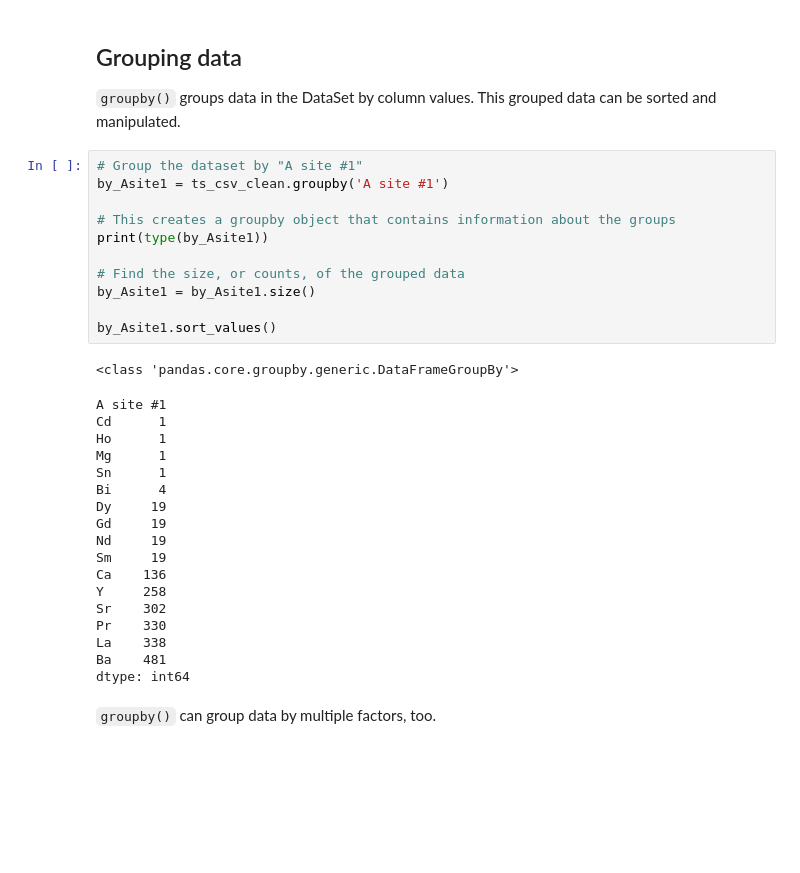
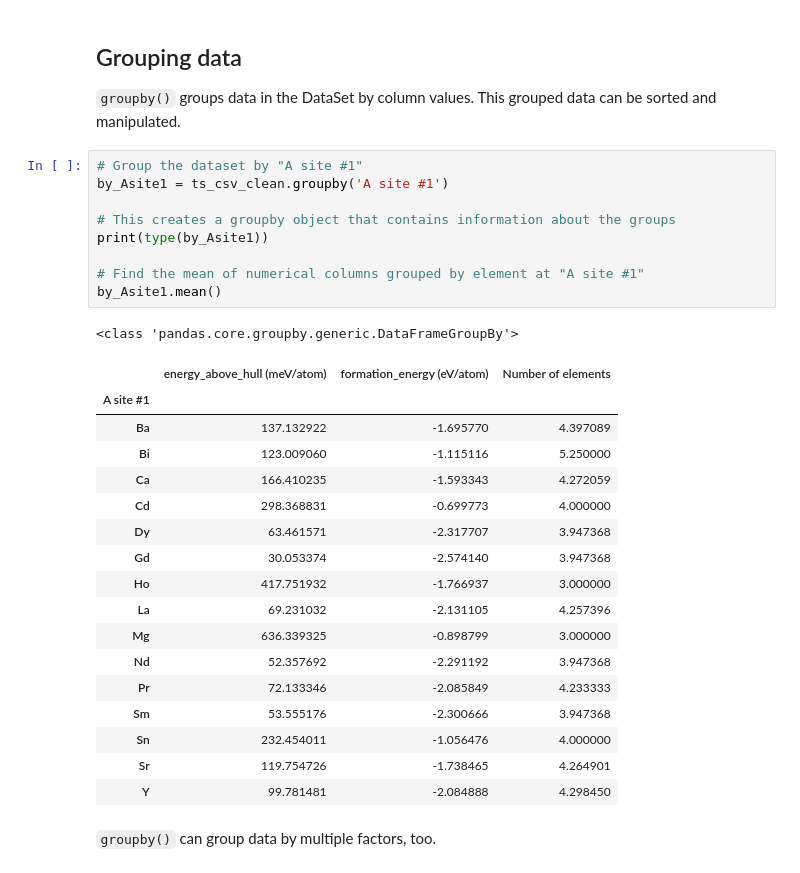
Before and after one commit to ncsu-libraries-data-vis/mi-reu-2021, a Jupyter notebook: Workshop_3_Cleaning_Manipulating_and_Exploring_Data_with_Pandas.ipynb, the cells around one changed output. Drawn from its saved outputs; the diff is of its cells as text; blank space fills up the shorter version.

```diff
--- a/Workshop_3_Cleaning_Manipulating_and_Exploring_Data_with_Pandas.ipynb
+++ b/Workshop_3_Cleaning_Manipulating_and_Exploring_Data_with_Pandas.ipynb
@@ -259,33 +259,31 @@ Name: energy_above_hull (meV/atom), dtype: float64
 # %%
 # Group the dataset by "A site #1"
 by_Asite1 = ts_csv_clean.groupby('A site #1')
 
 # This creates a groupby object that contains information about the groups
 print(type(by_Asite1))
 
-# Find the size, or counts, of the grouped data
-by_Asite1 = by_Asite1.size()
-
-by_Asite1.sort_values()
+# Find the mean of numerical columns grouped by element at "A site #1"
+by_Asite1.mean()
 # %% [output]
 <class 'pandas.core.groupby.generic.DataFrameGroupBy'>
-A site #1
-Cd      1
-Ho      1
-Mg      1
-Sn      1
-Bi      4
-Dy     19
-Gd     19
-Nd     19
-Sm     19
-Ca    136
-Y     258
-Sr    302
-Pr    330
-La    338
-Ba    481
-dtype: int64
+|  | energy_above_hull (meV/atom) | formation_energy (eV/atom) | Number of elements |
+| A site #1 |  |  |  |
+| Ba | 137.132922 | -1.695770 | 4.397089 |
+| Bi | 123.009060 | -1.115116 | 5.250000 |
+| Ca | 166.410235 | -1.593343 | 4.272059 |
+| Cd | 298.368831 | -0.699773 | 4.000000 |
+| Dy | 63.461571 | -2.317707 | 3.947368 |
+| Gd | 30.053374 | -2.574140 | 3.947368 |
+| Ho | 417.751932 | -1.766937 | 3.000000 |
+| La | 69.231032 | -2.131105 | 4.257396 |
+| Mg | 636.339325 | -0.898799 | 3.000000 |
+| Nd | 52.357692 | -2.291192 | 3.947368 |
+| Pr | 72.133346 | -2.085849 | 4.233333 |
+| Sm | 53.555176 | -2.300666 | 3.947368 |
+| Sn | 232.454011 | -1.056476 | 4.000000 |
+| Sr | 119.754726 | -1.738465 | 4.264901 |
+| Y | 99.781481 | -2.084888 | 4.298450 |
 # %% [markdown]
 `groupby()` can group data by multiple factors, too.
 # %%
```
Also changed, not shown: parts of 6 cells of this notebook.
